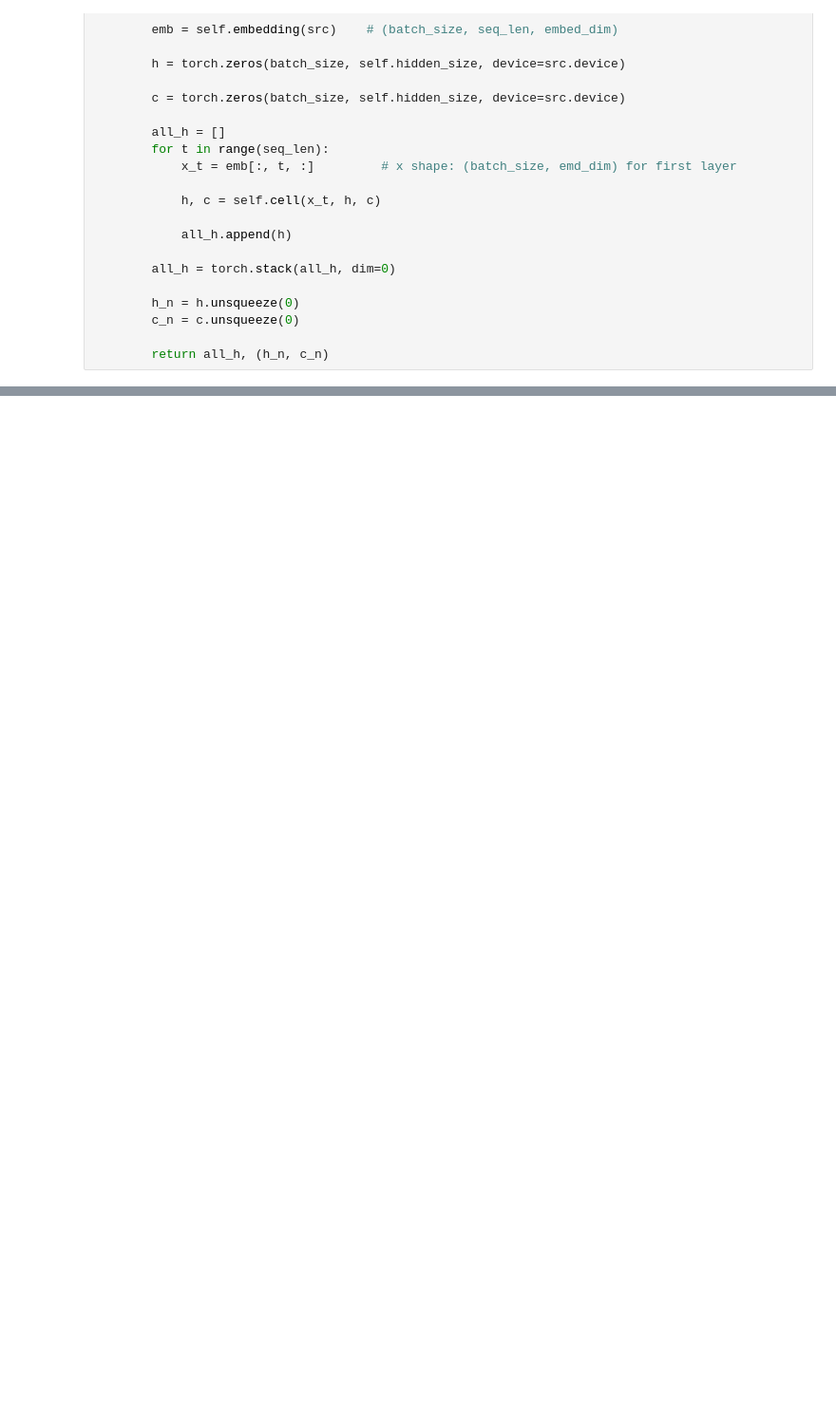
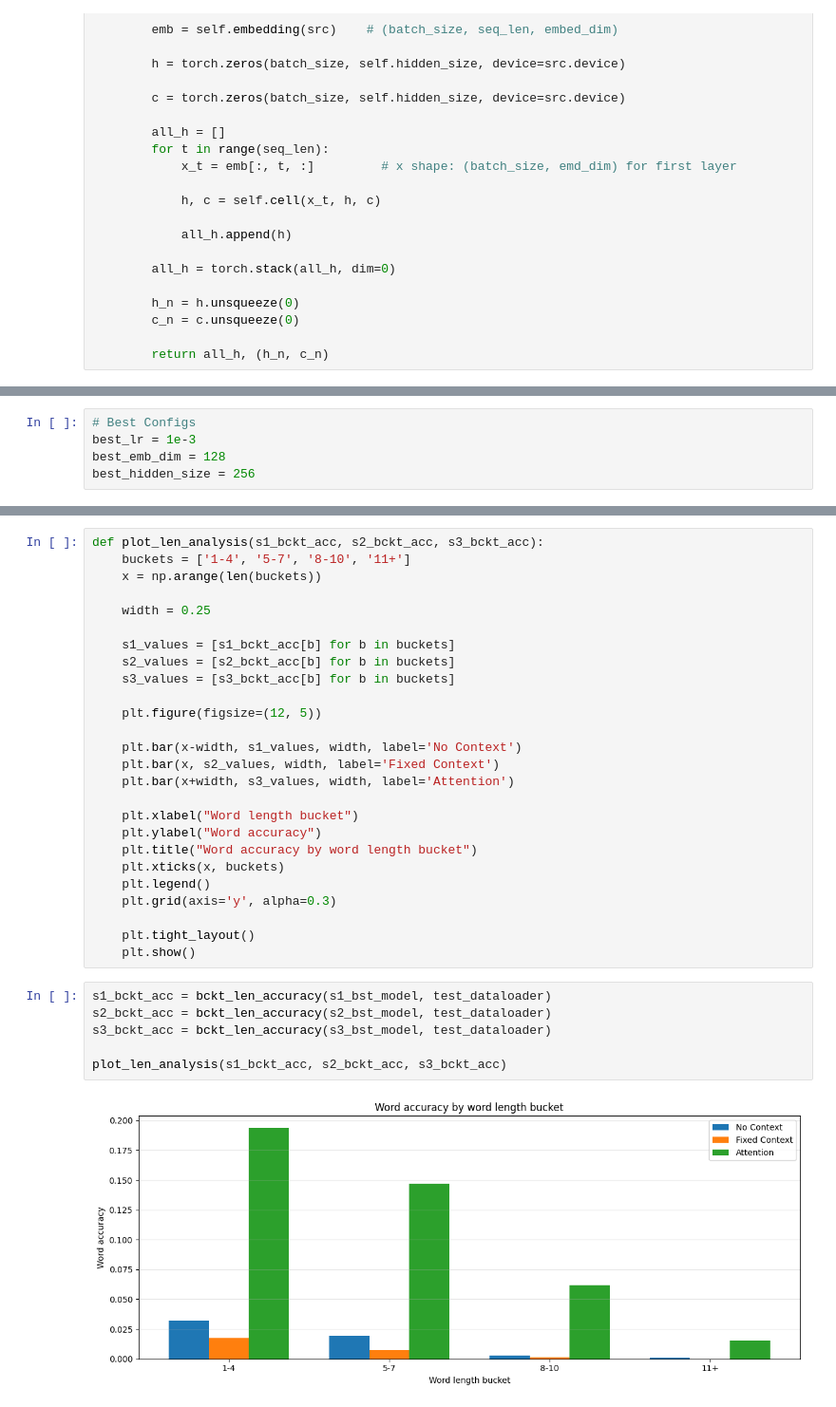
Before and after one commit to traceyomphile/A2, a Jupyter notebook: A2.ipynb, the cells around one changed output, grey strips where cells are left out. Shown at 95% size. Cells and saved outputs as stored; diff of their text form; blank space fills up the shorter version.

```diff
--- a/A2.ipynb
+++ b/A2.ipynb
@@ -596,0 +932,5 @@ class Seq2Seq(nn.Module):
+# %%
+# Best Configs
+best_lr = 1e-3
+best_emb_dim = 128
+best_hidden_size = 256
@@ -596,0 +1283,34 @@ class Seq2Seq(nn.Module):
+# %%
+def plot_len_analysis(s1_bckt_acc, s2_bckt_acc, s3_bckt_acc):
+    buckets = ['1-4', '5-7', '8-10', '11+']
+    x = np.arange(len(buckets))
+
+    width = 0.25
+
+    s1_values = [s1_bckt_acc[b] for b in buckets]
+    s2_values = [s2_bckt_acc[b] for b in buckets]
+    s3_values = [s3_bckt_acc[b] for b in buckets]
+
+    plt.figure(figsize=(12, 5))
+
+    plt.bar(x-width, s1_values, width, label='No Context')
+    plt.bar(x, s2_values, width, label='Fixed Context')
+    plt.bar(x+width, s3_values, width, label='Attention')
+
+    plt.xlabel("Word length bucket")
+    plt.ylabel("Word accuracy")
+    plt.title("Word accuracy by word length bucket")
+    plt.xticks(x, buckets)
+    plt.legend()
+    plt.grid(axis='y', alpha=0.3)
+
+    plt.tight_layout()
+    plt.show()
+# %%
+s1_bckt_acc = bckt_len_accuracy(s1_bst_model, test_dataloader)
+s2_bckt_acc = bckt_len_accuracy(s2_bst_model, test_dataloader)
+s3_bckt_acc = bckt_len_accuracy(s3_bst_model, test_dataloader)
+
+plot_len_analysis(s1_bckt_acc, s2_bckt_acc, s3_bckt_acc)
+# %% [output]
+[figure, added]
```
Also changed, not shown: parts of 50 cells of this notebook, 3 other files.
